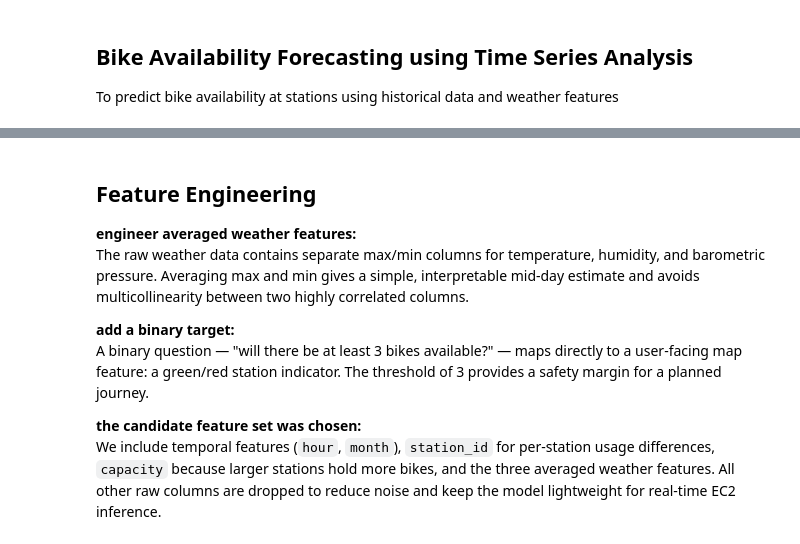
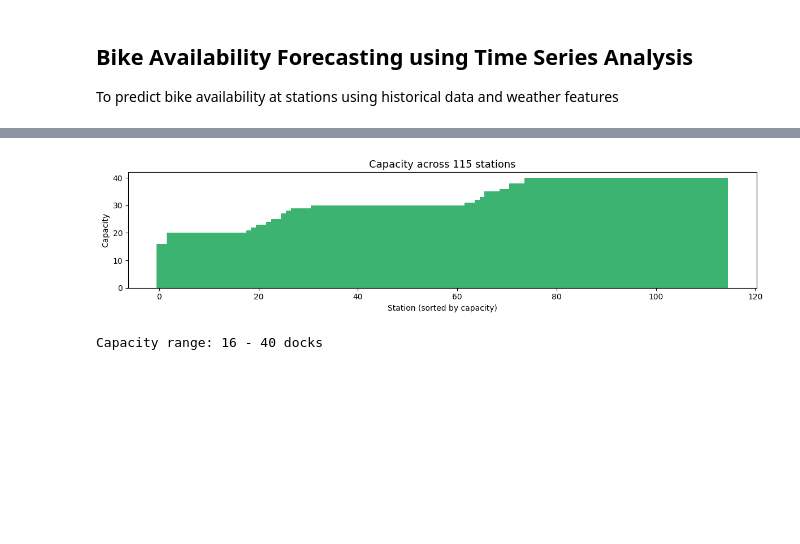
Before and after one commit to shayan-ashish-chakraborty/dublin-bikes-team20, a Jupyter notebook: main_project/notebooks/bike_forecasting.ipynb, the cells around one changed output, grey strips where cells are left out. Cells and saved outputs as stored; diff of their text form; code cells hidden in the pictures; blank space fills up the shorter version.

```diff
--- a/main_project/notebooks/bike_forecasting.ipynb
+++ b/main_project/notebooks/bike_forecasting.ipynb
@@ -78,16 +79,12 @@ plt.show()
 # %%
-#Histogram on the left (bike counts): reveals the distribution shape (bell-curved, bimodal, mostly zeros, etc.)
-#                                     A right heavy tail hints that capacity outliers exist
-#Subplot on the right (Average bikes by hour): a clear pattern confirms that 'hour' should be a useful predictor.
+# Station capacity distribution
+station_caps = df_raw.groupby("station_id")["capacity"].first().sort_values()
+plt.figure(figsize=(12, 3))
+plt.bar(range(len(station_caps)), station_caps.values, color="mediumseagreen", width=1)
+plt.xlabel("Station (sorted by capacity)"); plt.ylabel("Capacity")
+plt.title(f"Capacity across {len(station_caps)} stations", fontsize=13)
+plt.tight_layout(); plt.show()
+print(f"Capacity range: {station_caps.min()} - {station_caps.max()} docks")
+# %% [output]
+[figure, added]
+Capacity range: 16 - 40 docks
-# %% [markdown]
-
-## Feature Engineering
-
-**engineer averaged weather features:**
-The raw weather data contains separate max/min columns for temperature, humidity, and barometric pressure. Averaging max and min gives a simple, interpretable mid-day estimate and avoids multicollinearity between two highly correlated columns.
-
-**add a binary target:**
-A binary question — "will there be at least 3 bikes available?" — maps directly to a user-facing map feature: a green/red station indicator. The threshold of 3 provides a safety margin for a planned journey.
-
-**the candidate feature set was chosen:**
-We include temporal features (`hour`, `month`), `station_id` for per-station usage differences, `capacity` because larger stations hold more bikes, and the three averaged weather features. All other raw columns are dropped to reduce noise and keep the model lightweight for real-time EC2 inference.
```
Also changed, not shown: parts of 33 cells of this notebook, 6 other files.
